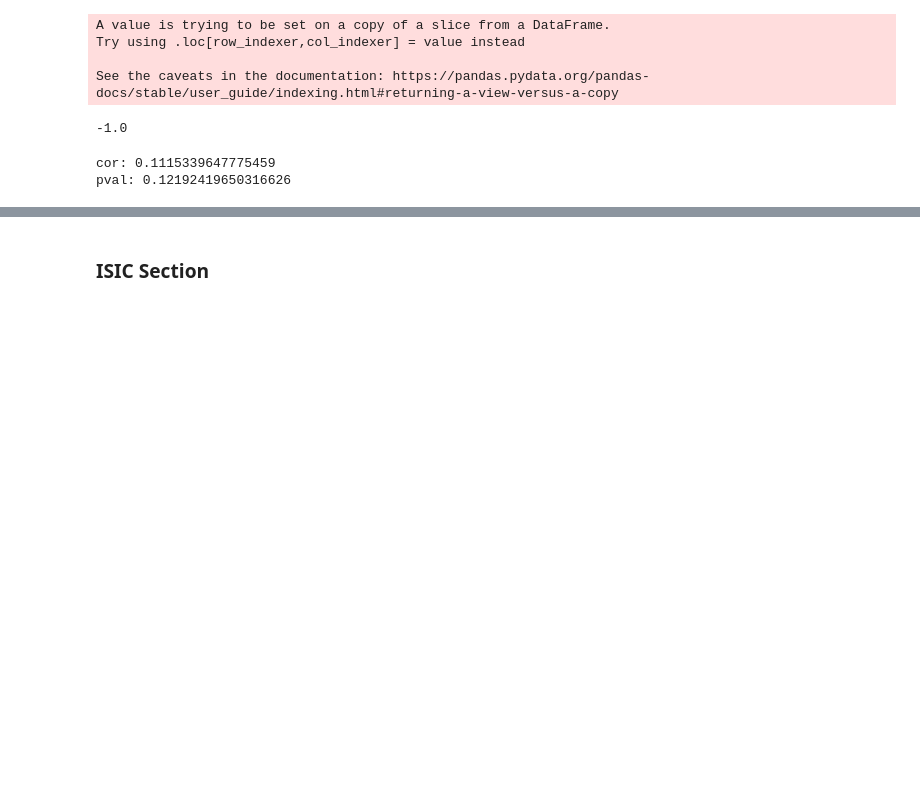
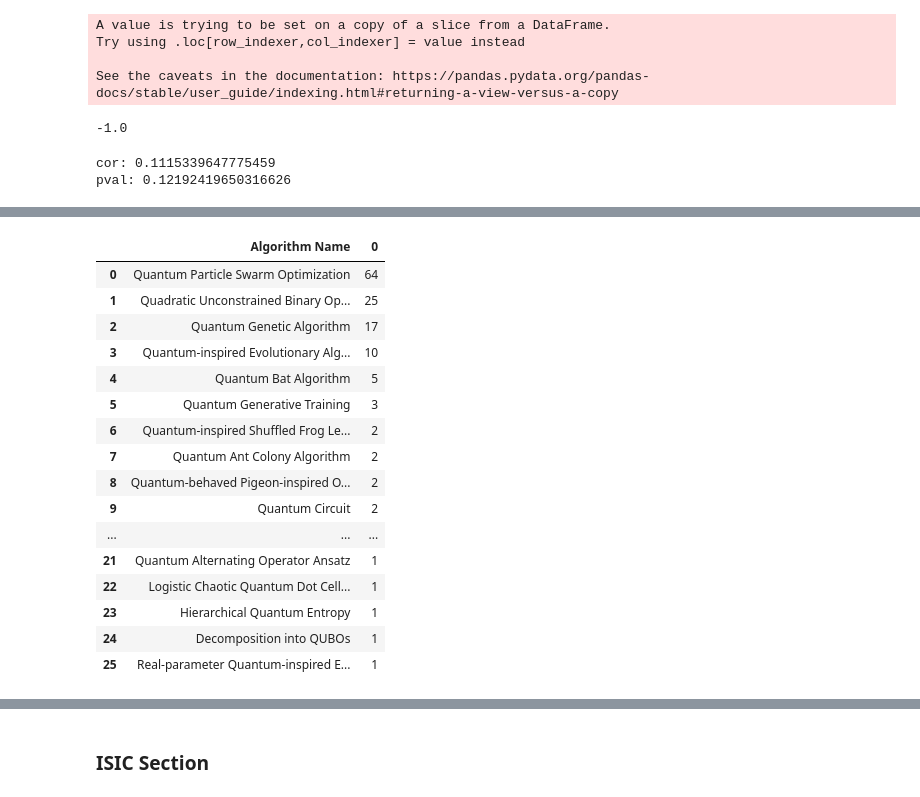
Before and after one commit to cfpgomes/SMS-article-2, a Jupyter notebook: analysis.ipynb, the cells around one changed output, grey strips where cells are left out. Saved outputs shown, nothing was run; the diff lists cells and outputs as text; code cells hidden in the pictures; blank space fills up the shorter version.

```diff
--- a/analysis.ipynb
+++ b/analysis.ipynb
@@ -457,0 +677,22 @@ fig.show()
+# %%
+df_d020_counts = df_quality.value_counts(subset=['Algorithm Name'], dropna=False).to_frame()
+df_d020_counts.reset_index(inplace=True)
+df_d020_counts
+# %% [output]
+|  | Algorithm Name | 0 |
+| 0 | Quantum Particle Swarm Optimization | 64 |
+| 1 | Quadratic Unconstrained Binary Op... | 25 |
+| 2 | Quantum Genetic Algorithm | 17 |
+| 3 | Quantum-inspired Evolutionary Alg... | 10 |
+| 4 | Quantum Bat Algorithm | 5 |
+| 5 | Quantum Generative Training | 3 |
+| 6 | Quantum-inspired Shuffled Frog Le... | 2 |
+| 7 | Quantum Ant Colony Algorithm | 2 |
+| 8 | Quantum-behaved Pigeon-inspired O... | 2 |
+| 9 | Quantum Circuit | 2 |
+| ... | ... | ... |
+| 21 | Quantum Alternating Operator Ansatz | 1 |
+| 22 | Logistic Chaotic Quantum Dot Cell... | 1 |
+| 23 | Hierarchical Quantum Entropy | 1 |
+| 24 | Decomposition into QUBOs | 1 |
+| 25 | Real-parameter Quantum-inspired E... | 1 |
```
Also changed, not shown: parts of 42 cells of this notebook, 27 other files.
